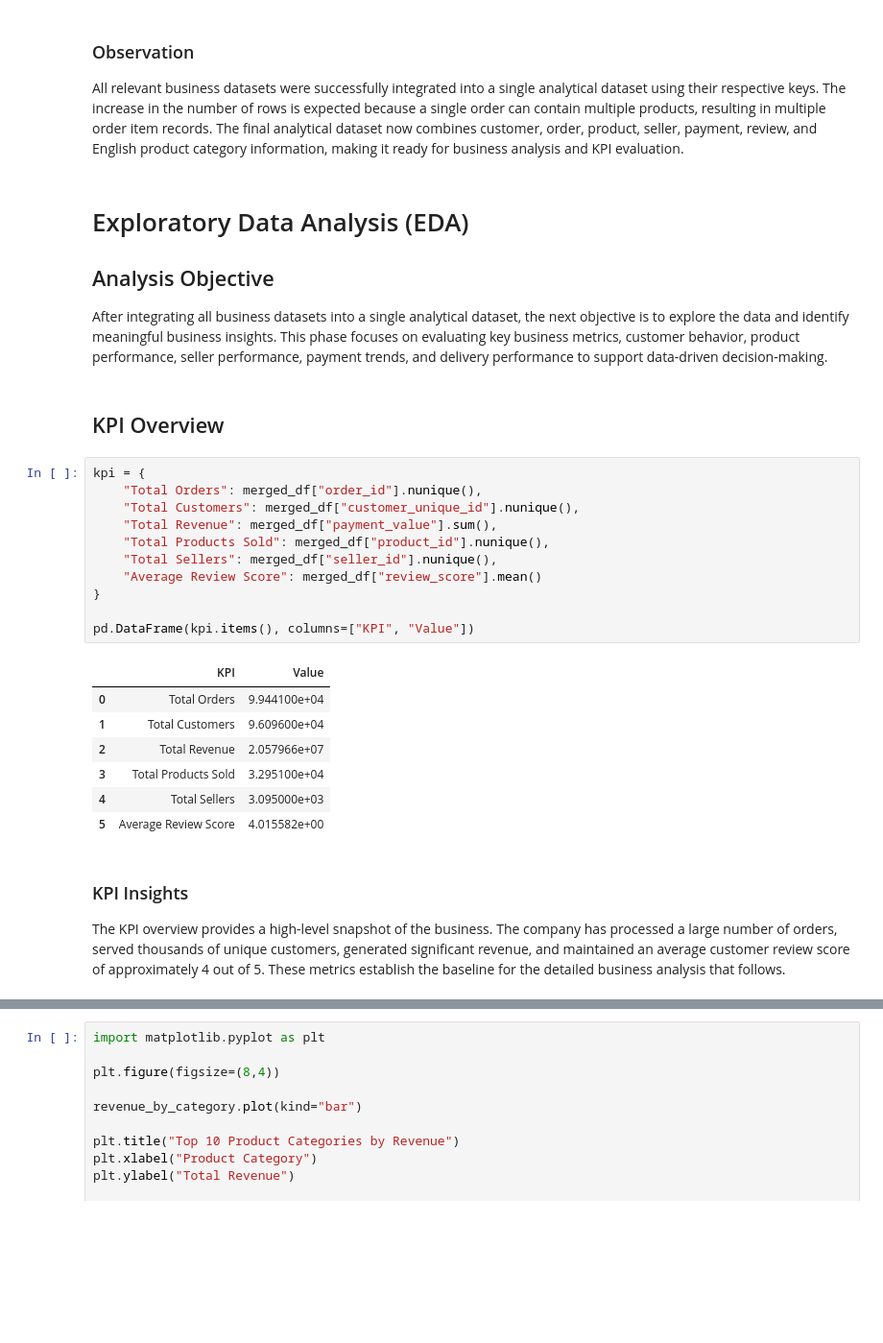
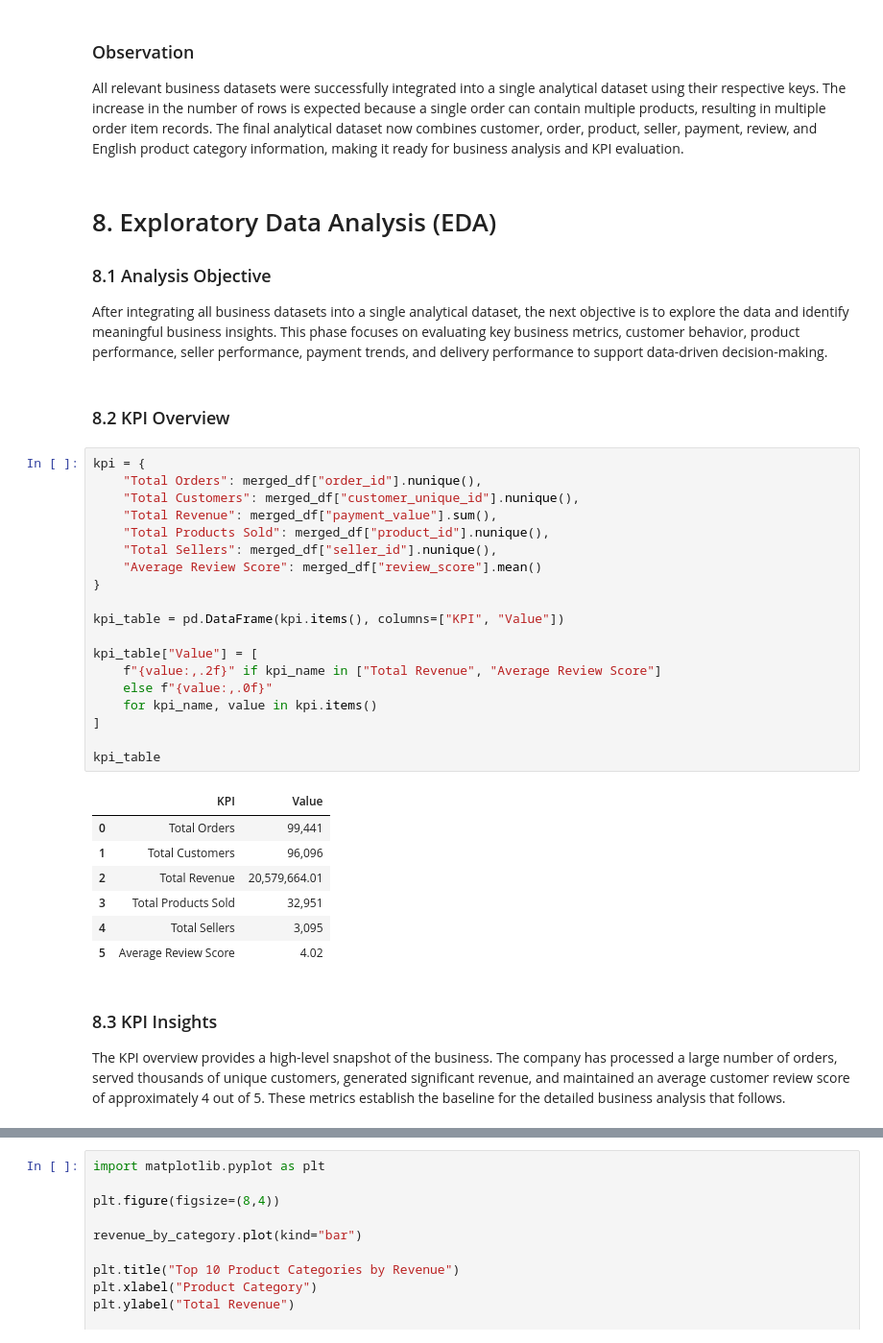
Before and after one commit to Saran-t00/Ecommerce-Investigative-Data-Analysis, a Jupyter notebook: 01_Business_Understanding.ipynb, the cells around one changed output, grey strips where cells are left out. Shown at 96% size. Saved outputs shown, nothing was run; the diff lists cells and outputs as text; blank space fills up the shorter version.

Commit message:
Retouch analysis outputs and improve notebook structure

```diff
--- a/01_Business_Understanding.ipynb
+++ b/01_Business_Understanding.ipynb
@@ -369,34 +387,42 @@ merged_df.shape
 
 All relevant business datasets were successfully integrated into a single analytical dataset using their respective keys. The increase in the number of rows is expected because a single order can contain multiple products, resulting in multiple order item records. The final analytical dataset now combines customer, order, product, seller, payment, review, and English product category information, making it ready for business analysis and KPI evaluation.
 # %% [markdown]
-# Exploratory Data Analysis (EDA)
+# 8. Exploratory Data Analysis (EDA)
 
-## Analysis Objective
+### 8.1 Analysis Objective
 
 After integrating all business datasets into a single analytical dataset, the next objective is to explore the data and identify meaningful business insights. This phase focuses on evaluating key business metrics, customer behavior, product performance, seller performance, payment trends, and delivery performance to support data-driven decision-making.
 # %% [markdown]
-## KPI Overview
+### 8.2 KPI Overview
 # %%
 kpi = {
     "Total Orders": merged_df["order_id"].nunique(),
     "Total Customers": merged_df["customer_unique_id"].nunique(),
     "Total Revenue": merged_df["payment_value"].sum(),
     "Total Products Sold": merged_df["product_id"].nunique(),
     "Total Sellers": merged_df["seller_id"].nunique(),
     "Average Review Score": merged_df["review_score"].mean()
 }
 
-pd.DataFrame(kpi.items(), columns=["KPI", "Value"])
+kpi_table = pd.DataFrame(kpi.items(), columns=["KPI", "Value"])
+
+kpi_table["Value"] = [
+    f"{value:,.2f}" if kpi_name in ["Total Revenue", "Average Review Score"]
+    else f"{value:,.0f}"
+    for kpi_name, value in kpi.items()
+]
+
+kpi_table
 # %% [output]
 |  | KPI | Value |
-| 0 | Total Orders | 9.944100e+04 |
-| 1 | Total Customers | 9.609600e+04 |
-| 2 | Total Revenue | 2.057966e+07 |
-| 3 | Total Products Sold | 3.295100e+04 |
-| 4 | Total Sellers | 3.095000e+03 |
-| 5 | Average Review Score | 4.015582e+00 |
+| 0 | Total Orders | 99,441 |
+| 1 | Total Customers | 96,096 |
+| 2 | Total Revenue | 20,579,664.01 |
+| 3 | Total Products Sold | 32,951 |
+| 4 | Total Sellers | 3,095 |
+| 5 | Average Review Score | 4.02 |
 # %% [markdown]
-### KPI Insights
+### 8.3 KPI Insights
 
 The KPI overview provides a high-level snapshot of the business. The company has processed a large number of orders, served thousands of unique customers, generated significant revenue, and maintained an average customer review score of approximately 4 out of 5. These metrics establish the baseline for the detailed business analysis that follows.
 # %% [markdown]
```
Also changed, not shown: parts of 38 cells of this notebook.
